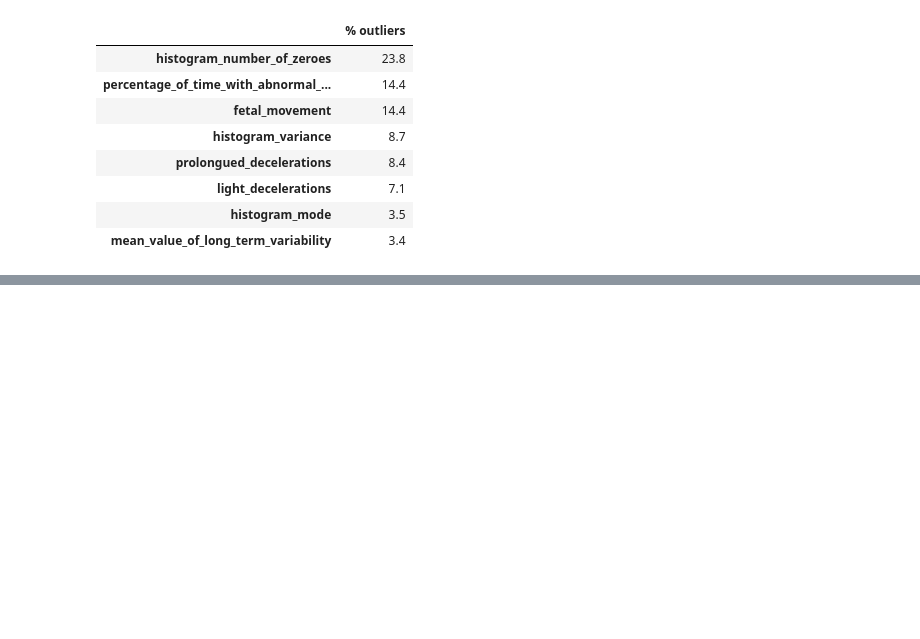
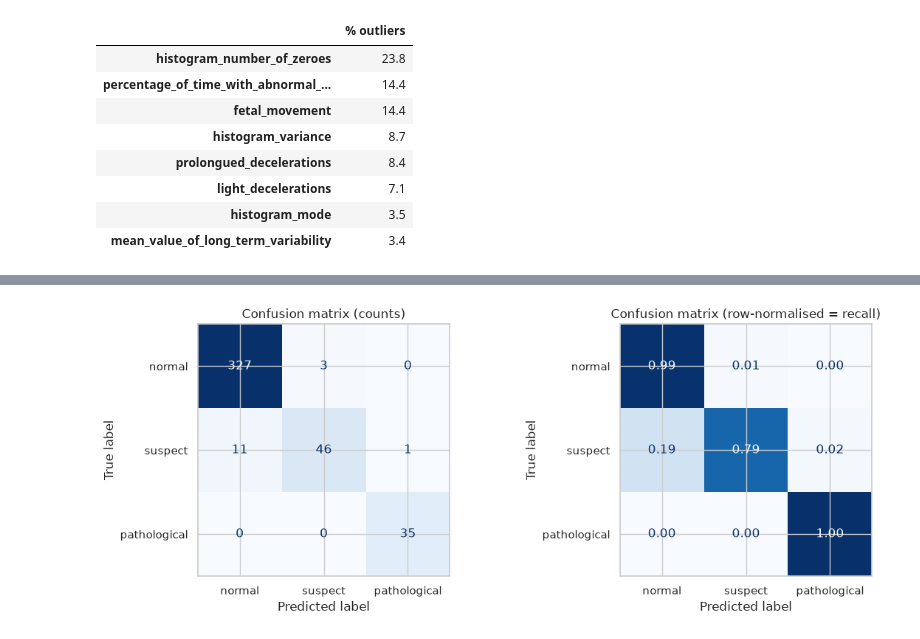
Before and after one commit to onchonga-programmer/datatalks, a Jupyter notebook: ml_zoomcamp/projects/fetal_health_classifier/notebooks/analysis.ipynb, the cells around one changed output, grey strips where cells are left out. Cells and saved outputs as stored; diff of their text form; code cells hidden in the pictures; blank space fills up the shorter version.

```diff
--- a/ml_zoomcamp/projects/fetal_health_classifier/notebooks/analysis.ipynb
+++ b/ml_zoomcamp/projects/fetal_health_classifier/notebooks/analysis.ipynb
@@ -219,0 +466,8 @@ df.to_csv('../data/fetal_health_cleaned.csv', index=False)
+# %%
+final_model = fit_model(BEST_NAME, make_model(BEST_NAME, best_params[BEST_NAME]), X_train, y_train)
+
+y_pred = final_model.predict(X_test)
+y_proba = final_model.predict_proba(X_test)
+
+print(classification_report(y_test, y_pred, target_names=CLASS_NAMES, digits=3))
+print("Test macro F1:", round(f1_score(y_test, y_pred, average="macro"), 3))
@@ -219,0 +486,15 @@ df.to_csv('../data/fetal_health_cleaned.csv', index=False)
+# %%
+fig, axes = plt.subplots(1, 2, figsize=(12, 4.5))
+ConfusionMatrixDisplay.from_predictions(
+    y_test, y_pred, display_labels=CLASS_NAMES, cmap="Blues", ax=axes[0], colorbar=False
+)
+axes[0].set_title("Confusion matrix (counts)")
+ConfusionMatrixDisplay.from_predictions(
+    y_test, y_pred, display_labels=CLASS_NAMES, cmap="Blues", normalize="true",
+    values_format=".2f", ax=axes[1], colorbar=False,
+)
+axes[1].set_title("Confusion matrix (row-normalised = recall)")
+plt.tight_layout()
+plt.show()
+# %% [output]
+[figure, added]
```
Also changed, not shown: parts of 25 cells of this notebook, 1 other file.
